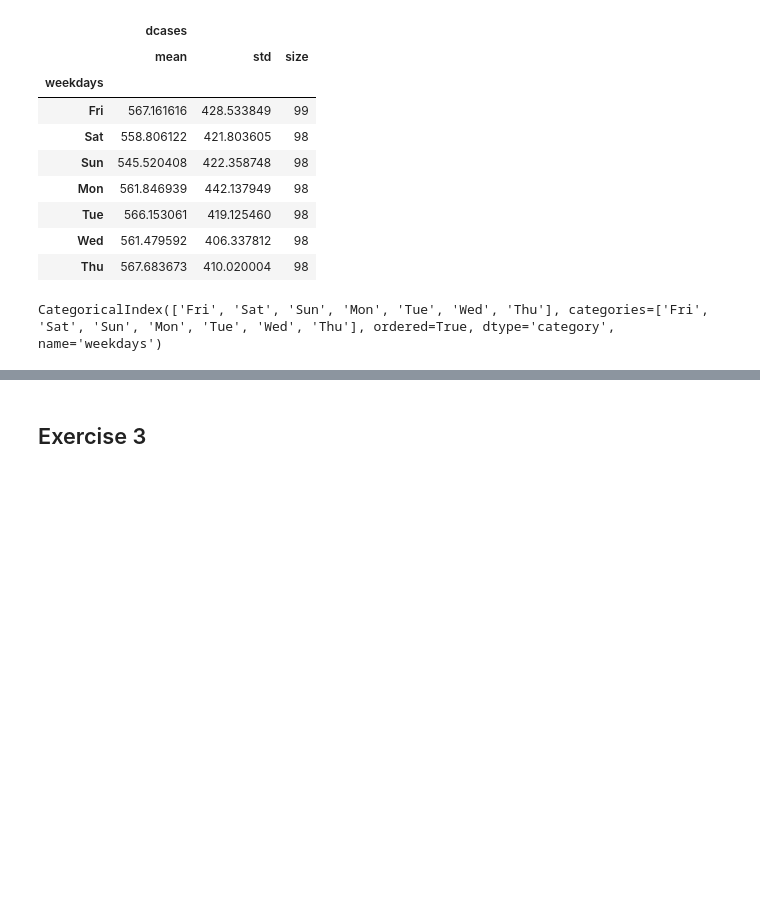
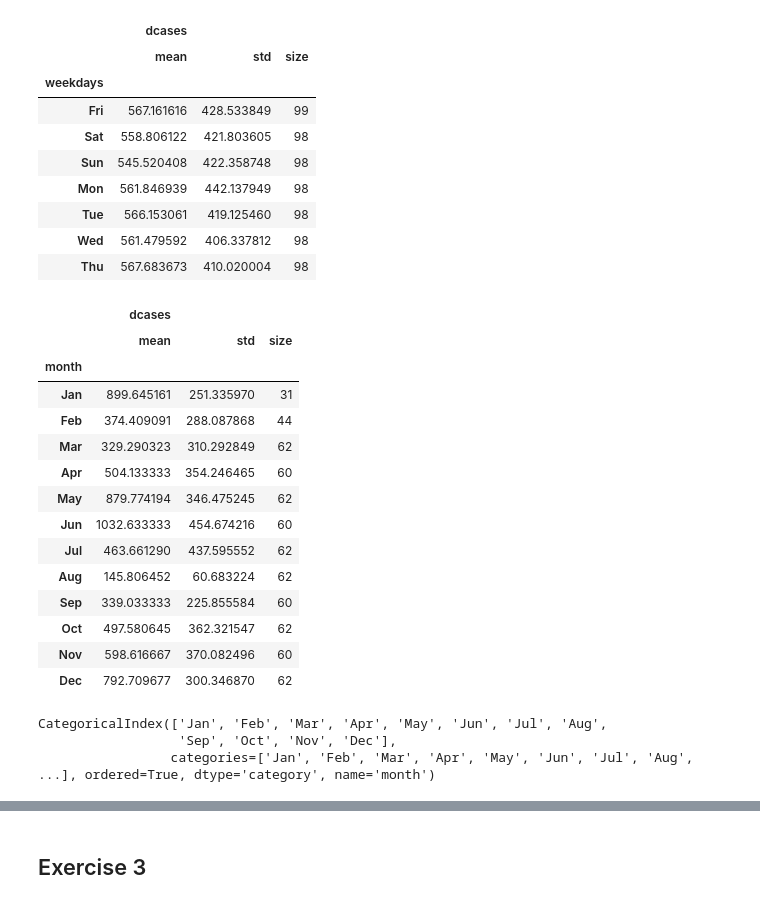
Before and after one commit to malouche/DSC2spring2022, a Jupyter notebook: Solution Practice Sheet 3.ipynb, the cells around one changed output, grey strips where cells are left out. Saved outputs shown, nothing was run; the diff lists cells and outputs as text; code cells hidden in the pictures; blank space fills up the shorter version.

```diff
--- a/Solution Practice Sheet 3.ipynb
+++ b/Solution Practice Sheet 3.ipynb
@@ -287,0 +306,5 @@ import numpy as np
+# %%
+from pandas.api.types import CategoricalDtype
+cats=['Jan', 'Feb', 'Mar','Apr','May','Jun','Jul','Aug','Sep','Oct','Nov','Dec']
+cat_type = CategoricalDtype(categories=cats, ordered=True)
+df['month'] = df['month'].astype(cat_type)
@@ -302,5 +327,24 @@ stats
 | Tue | 566.153061 | 419.125460 | 98 |
 | Wed | 561.479592 | 406.337812 | 98 |
 | Thu | 567.683673 | 410.020004 | 98 |
+# %%
+statsm=dfegy.groupby("month").agg({"dcases": [np.mean, np.std, np.size]})
+statsm
+# %% [output]
+|  | dcases |  |  |
+|  | mean | std | size |
+| month |  |  |  |
+| Jan | 899.645161 | 251.335970 | 31 |
+| Feb | 374.409091 | 288.087868 | 44 |
+| Mar | 329.290323 | 310.292849 | 62 |
+| Apr | 504.133333 | 354.246465 | 60 |
+| May | 879.774194 | 346.475245 | 62 |
+| Jun | 1032.633333 | 454.674216 | 60 |
+| Jul | 463.661290 | 437.595552 | 62 |
+| Aug | 145.806452 | 60.683224 | 62 |
+| Sep | 339.033333 | 225.855584 | 60 |
+| Oct | 497.580645 | 362.321547 | 62 |
+| Nov | 598.616667 | 370.082496 | 60 |
+| Dec | 792.709677 | 300.346870 | 62 |
 # %%
 import numpy as np
@@ -308,7 +352,9 @@ import scipy
 # %%
-stats.index
+statsm.index
 # %% [output]
-CategoricalIndex(['Fri', 'Sat', 'Sun', 'Mon', 'Tue', 'Wed', 'Thu'], categories=['Fri', 'Sat', 'Sun', 'Mon', 'Tue', 'Wed', 'Thu'], ordered=True, dtype='category', name='weekdays')
+CategoricalIndex(['Jan', 'Feb', 'Mar', 'Apr', 'May', 'Jun', 'Jul', 'Aug',
+                  'Sep', 'Oct', 'Nov', 'Dec'],
+                 categories=['Jan', 'Feb', 'Mar', 'Apr', 'May', 'Jun', 'Jul', 'Aug', ...], ordered=True, dtype='category', name='month')
 # %%
 ci95_hi = []
 ci95_lo = []
```
Also changed, not shown: parts of 15 cells of this notebook.
